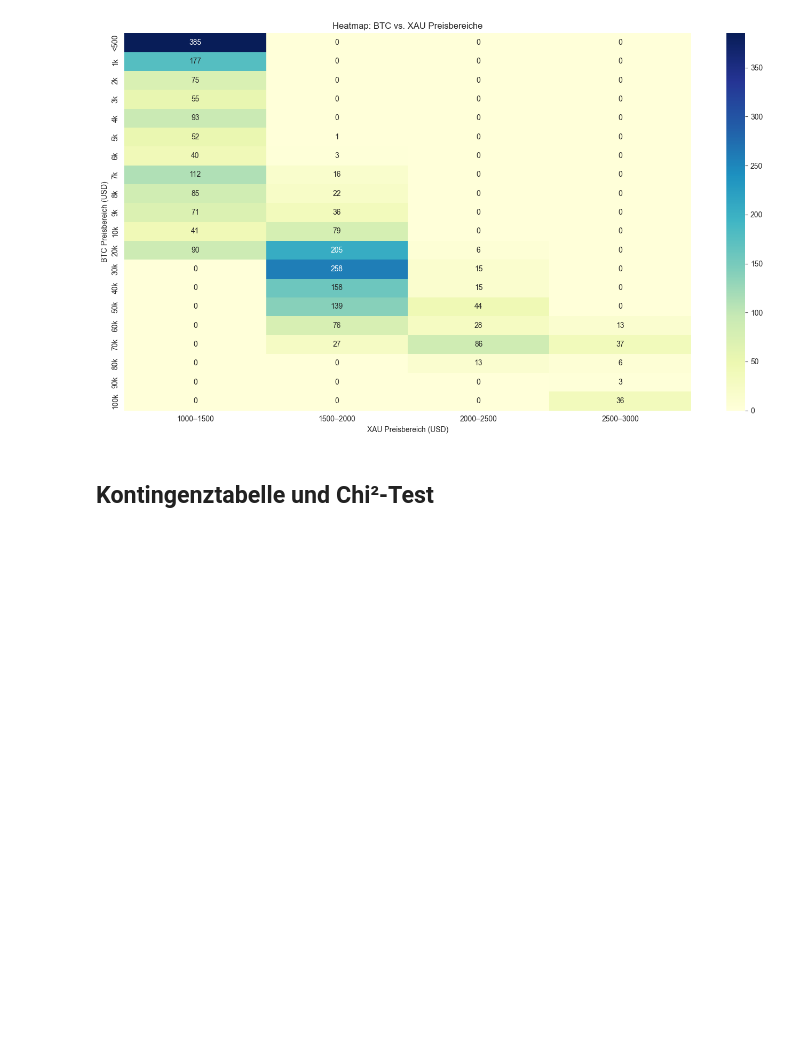
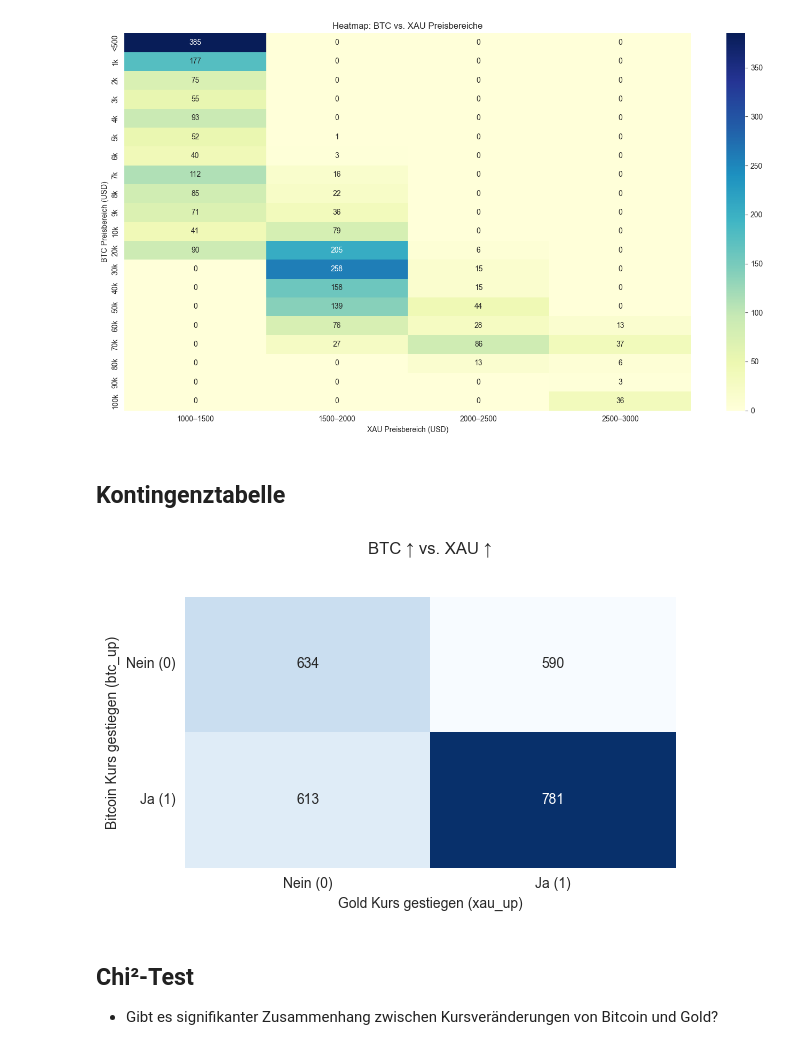
Before and after one commit to mohammadtaiba/DataVision, a Jupyter notebook: notebooks/btc_vs_gold.ipynb, the cells around one changed output. Drawn from its saved outputs; the diff is of its cells as text; code cells hidden in the pictures; blank space fills up the shorter version.

```diff
--- a/notebooks/btc_vs_gold.ipynb
+++ b/notebooks/btc_vs_gold.ipynb
@@ -319,6 +319,30 @@ plt.tight_layout()
 plt.show()
 # %% [output]
 [figure]
+# %% [markdown]
+## Kontingenztabelle
+# %%
+# Kursveränderungen berechnen
+df['btc_up'] = (df['close_btc'].pct_change() > 0).astype(int)
+df['xau_up'] = (df['close_xau'].pct_change() > 0).astype(int)
+
+# Kontingenztabelle erstellen
+df_clean = df[['btc_up', 'xau_up']].dropna()
+contingency_table = pd.crosstab(df_clean['btc_up'], df_clean['xau_up'])
+
+# Anzeige der Heatmap
+plt.figure(figsize=(6, 4))
+sns.heatmap(contingency_table, annot=True, fmt="d", cmap="Blues", cbar=False)
+plt.title("BTC ↑ vs. XAU ↑\n\n")
+plt.xlabel("Gold Kurs gestiegen (xau_up)")
+plt.ylabel("Bitcoin Kurs gestiegen (btc_up)")
+plt.xticks([0.5, 1.5], ["Nein (0)", "Ja (1)"])
+plt.yticks([0.5, 1.5], ["Nein (0)", "Ja (1)"], rotation=0)
+plt.tight_layout()
+plt.show()
+# %% [output]
+[figure, added]
 # %% [markdown]
-## Kontingenztabelle und Chi²-Test
+## Chi²-Test
+* Gibt es signifikanter Zusammenhang zwischen Kursveränderungen von Bitcoin und Gold?
 # %%
```
Also changed, not shown: parts of 7 cells of this notebook, 1 other file.
